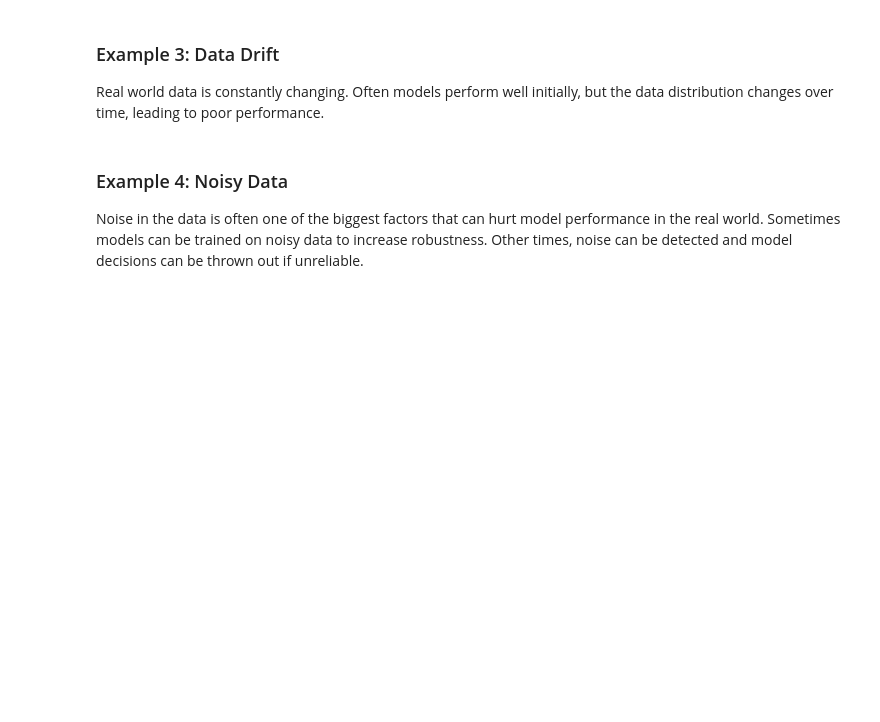
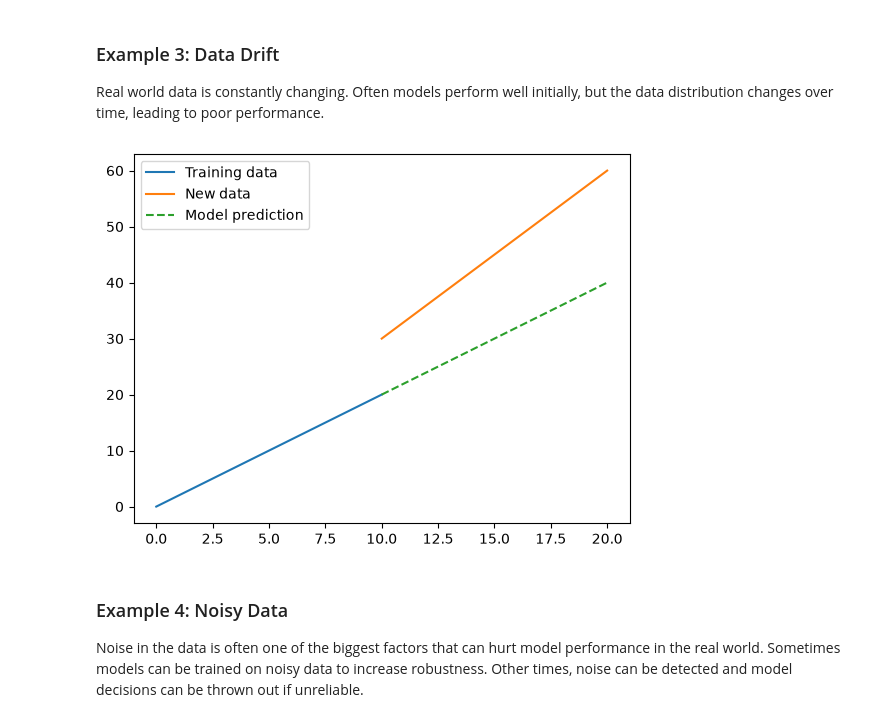
Before and after one commit to ruc-practical-ai-fall-2026/lectures, a Jupyter notebook: class-01/01_course_introduction_examples.ipynb, the cells around one changed output. Cells and saved outputs as stored; diff of their text form; code cells hidden in the pictures; blank space fills up the shorter version.

```diff
--- a/class-01/01_course_introduction_examples.ipynb
+++ b/class-01/01_course_introduction_examples.ipynb
@@ -18,6 +60,24 @@ Good software practices can mitigate this risk and will be a theme in this cours
 ### Example 3: Data Drift
 
 Real world data is constantly changing. Often models perform well initially, but the data distribution changes over time, leading to poor performance.
+# %%
+from sklearn.linear_model import LinearRegression
+
+x_train = np.linspace(0, 10, 50)
+y_train = 2 * x_train
+
+model = LinearRegression().fit(x_train[:, None], y_train)
+
+x_new = np.linspace(10, 20, 50)
+y_new = 3 * x_new
+
+plt.plot(x_train, y_train, label="Training data")
+plt.plot(x_new, y_new, label="New data")
+plt.plot(x_new, model.predict(x_new[:, None]), "--", label="Model prediction")
+plt.legend()
+plt.show()
+# %% [output]
+[figure, added]
 # %% [markdown]
 ### Example 4: Noisy Data
 
```
Also changed, not shown: parts of 14 cells of this notebook, 2 other files.
